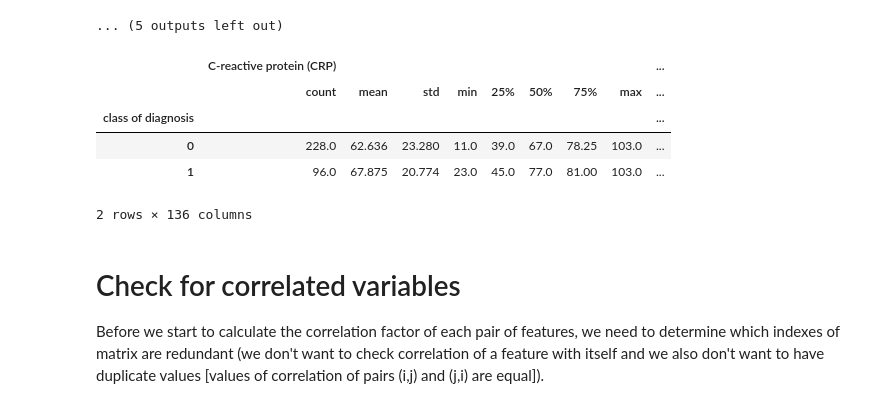
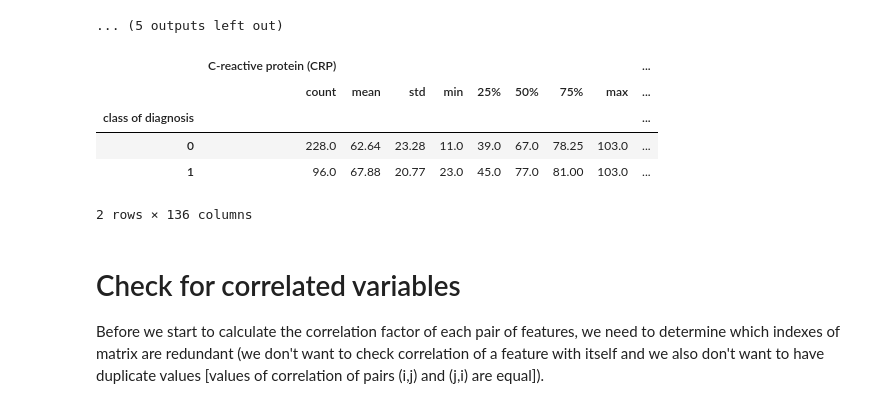
Before and after one commit to cheminfIBB/MM-diagnosis, a Jupyter notebook: Malignant mesothelioma analysis.ipynb, the cells around one changed output. Drawn from its saved outputs; the diff is of its cells as text; code cells hidden in the pictures.

```diff
--- a/Malignant mesothelioma analysis.ipynb
+++ b/Malignant mesothelioma analysis.ipynb
@@ -133,13 +133,13 @@ for col in continuous:
 [figure]
 ... (5 outputs left out)
 # %%
-conc.groupby('class of diagnosis').describe().round(decimals=3)
+conc.groupby('class of diagnosis').describe().round(decimals=2)
 # %% [output]
 |  | C-reactive protein (CRP) |  |  |  |  |  |  |  | ... |
 |  | count | mean | std | min | 25% | 50% | 75% | max | ... |
 | class of diagnosis |  |  |  |  |  |  |  |  | ... |
-| 0 | 228.0 | 62.636 | 23.280 | 11.0 | 39.0 | 67.0 | 78.25 | 103.0 | ... |
-| 1 | 96.0 | 67.875 | 20.774 | 23.0 | 45.0 | 77.0 | 81.00 | 103.0 | ... |
+| 0 | 228.0 | 62.64 | 23.28 | 11.0 | 39.0 | 67.0 | 78.25 | 103.0 | ... |
+| 1 | 96.0 | 67.88 | 20.77 | 23.0 | 45.0 | 77.0 | 81.00 | 103.0 | ... |
 2 rows × 136 columns
 # %% [markdown]
 # Check for correlated variables #
```
Also changed, not shown: parts of 6 cells of this notebook.
